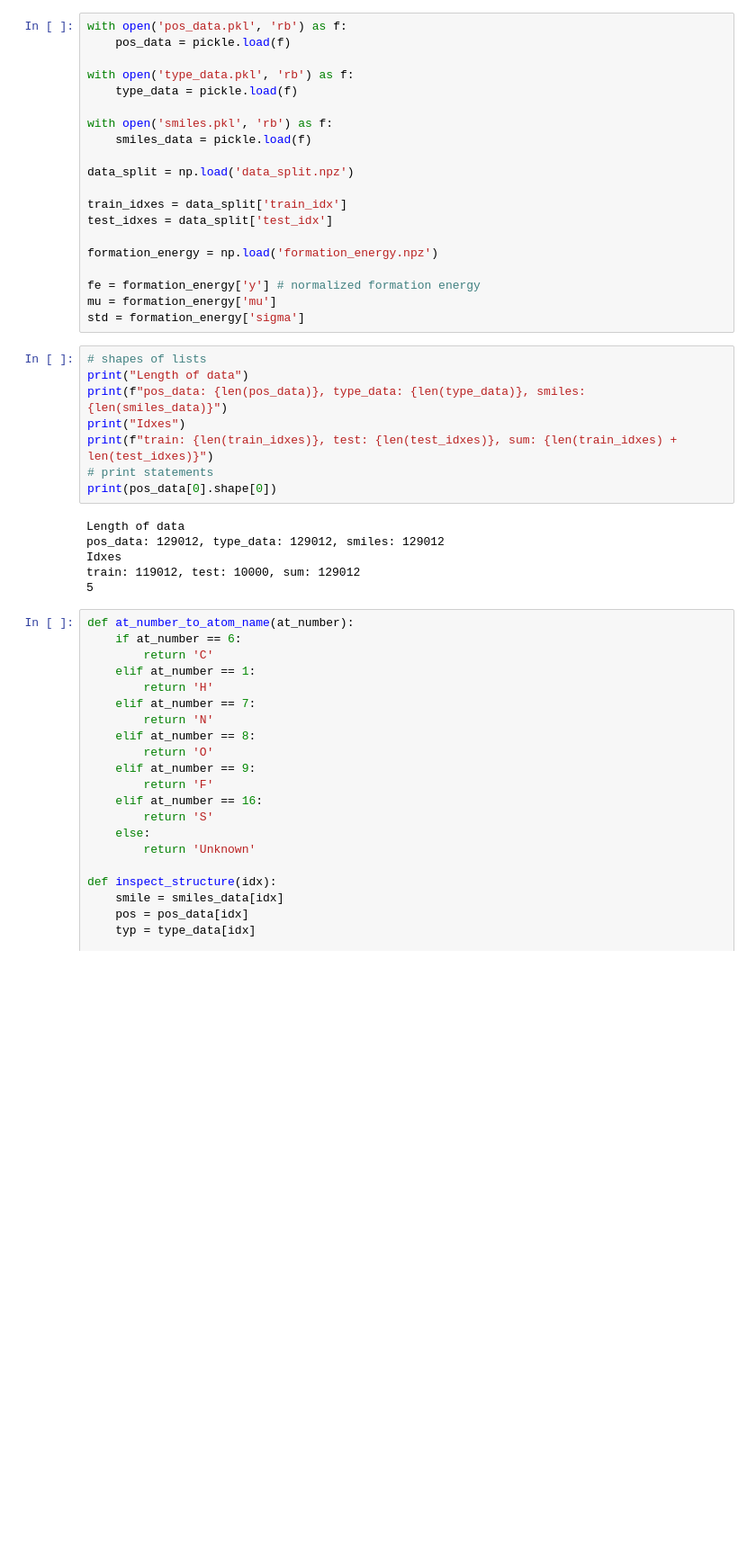
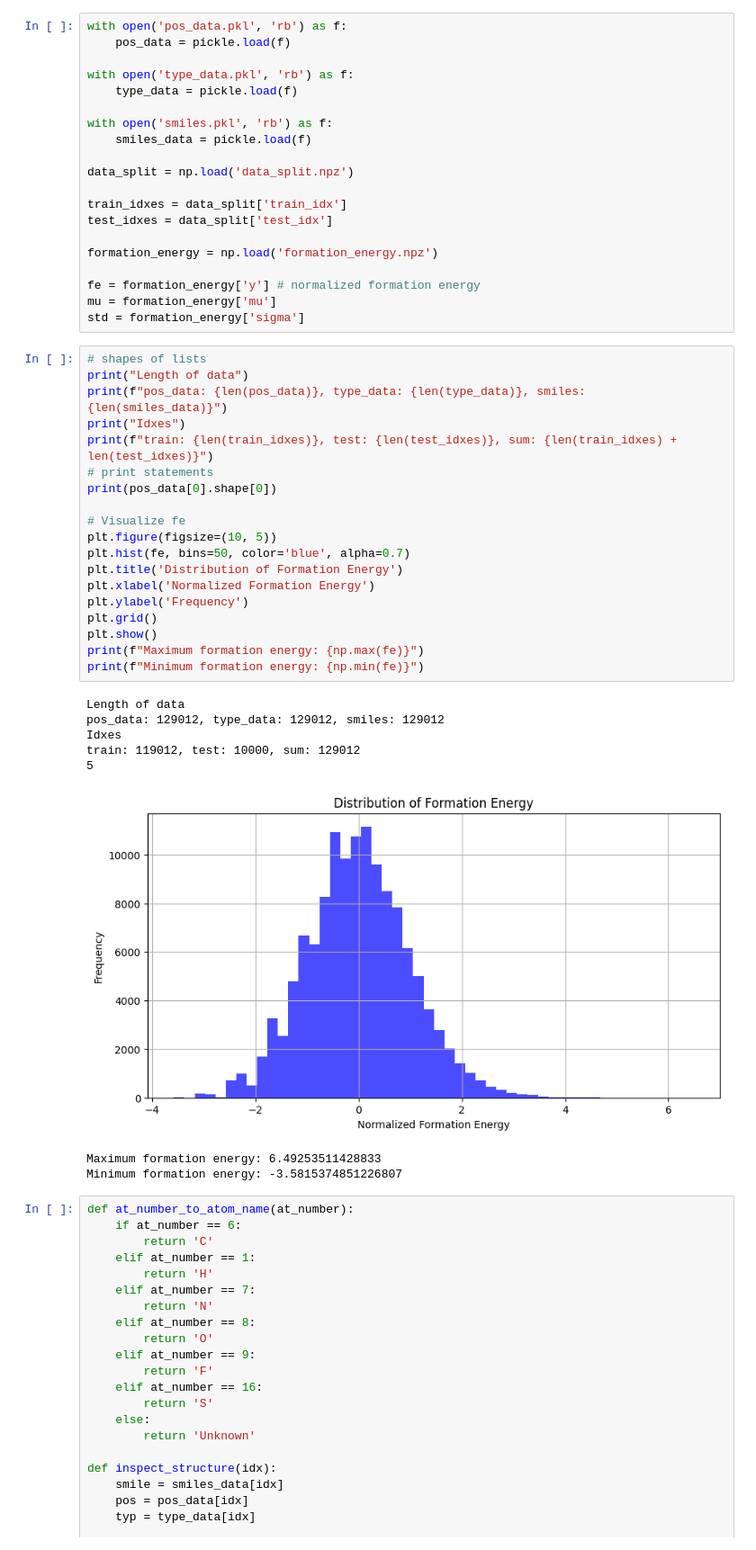
Before and after one commit to vera-jansen/2AMM10_assignment-2, a Jupyter notebook: ass2_skeleton.ipynb, the cells around one changed output. Shown at 90% size. Drawn from its saved outputs; the diff is of its cells as text; blank space fills up the shorter version.

```diff
--- a/ass2_skeleton.ipynb
+++ b/ass2_skeleton.ipynb
@@ -95,17 +95,31 @@ std = formation_energy['sigma']
 # %%
 # shapes of lists
 print("Length of data")
 print(f"pos_data: {len(pos_data)}, type_data: {len(type_data)}, smiles: {len(smiles_data)}")
 print("Idxes")
 print(f"train: {len(train_idxes)}, test: {len(test_idxes)}, sum: {len(train_idxes) + len(test_idxes)}")
 # print statements
 print(pos_data[0].shape[0])
+
+# Visualize fe
+plt.figure(figsize=(10, 5))
+plt.hist(fe, bins=50, color='blue', alpha=0.7)
+plt.title('Distribution of Formation Energy')
+plt.xlabel('Normalized Formation Energy')
+plt.ylabel('Frequency')
+plt.grid()
+plt.show()
+print(f"Maximum formation energy: {np.max(fe)}")
+print(f"Minimum formation energy: {np.min(fe)}")
 # %% [output]
 Length of data
 pos_data: 129012, type_data: 129012, smiles: 129012
 Idxes
 train: 119012, test: 10000, sum: 129012
 5
+[figure, added]
+Maximum formation energy: 6.49253511428833
+Minimum formation energy: -3.5815374851226807
 # %%
 def at_number_to_atom_name(at_number):
     if at_number == 6:
```
Also changed, not shown: parts of 4 cells of this notebook, 12 other files.
